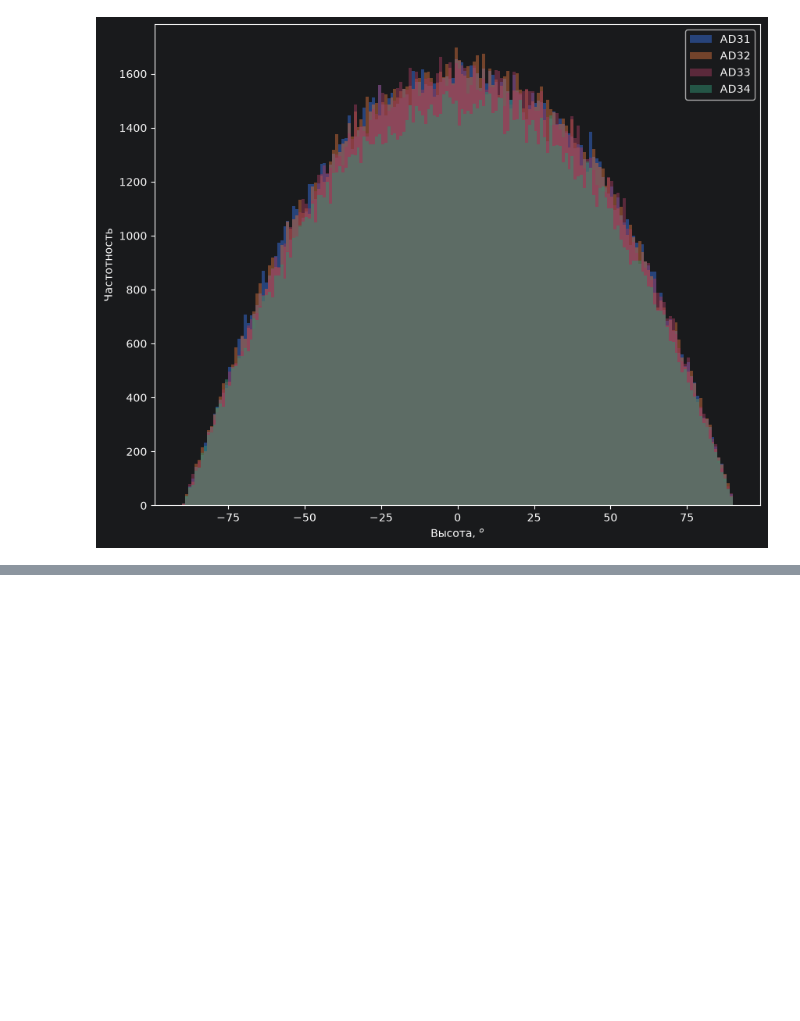
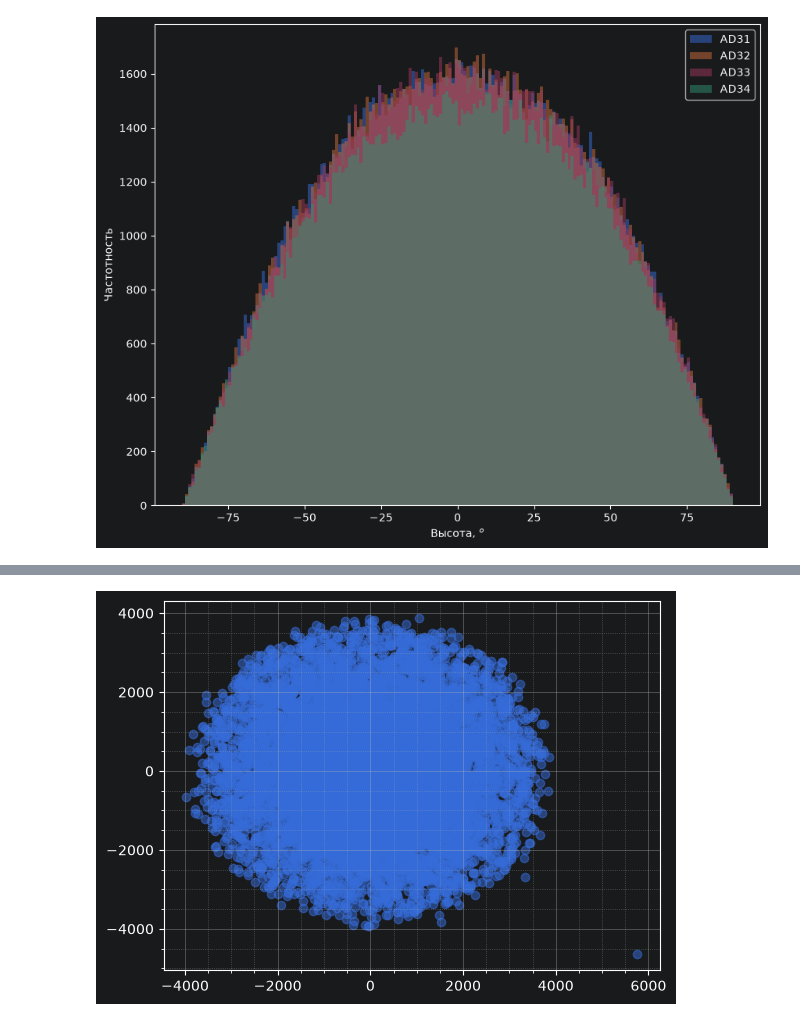
Before and after one commit to Dmitriy-Arhipov/lpr_python_1sem, a Jupyter notebook: DayaBay.ipynb, the cells around one changed output, grey strips where cells are left out. Saved outputs shown, nothing was run; the diff lists cells and outputs as text; code cells hidden in the pictures; blank space fills up the shorter version.

```diff
--- a/DayaBay.ipynb
+++ b/DayaBay.ipynb
@@ -181,0 +200,8 @@ layout=(3, 1), figsize=(10, 8),xlabel=r'Высота, $^o$', ylabel='Часто
+# %%
+plt.scatter(a['x'], a['y'], marker='o', alpha=0.5)
+plt.minorticks_on()
+plt.grid()
+plt.grid(which="minor", linestyle=":")
+plt.show()
+# %% [output]
+[figure, added]
```
Also changed, not shown: parts of 4 cells of this notebook, 2 other files.
